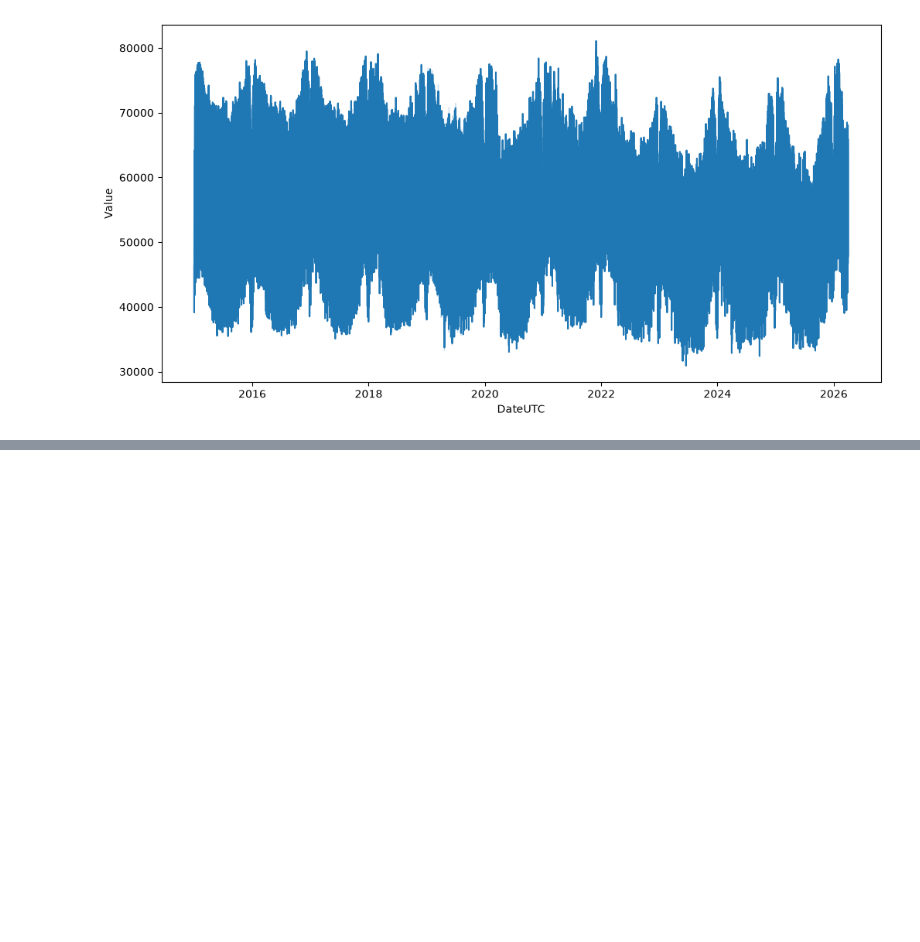
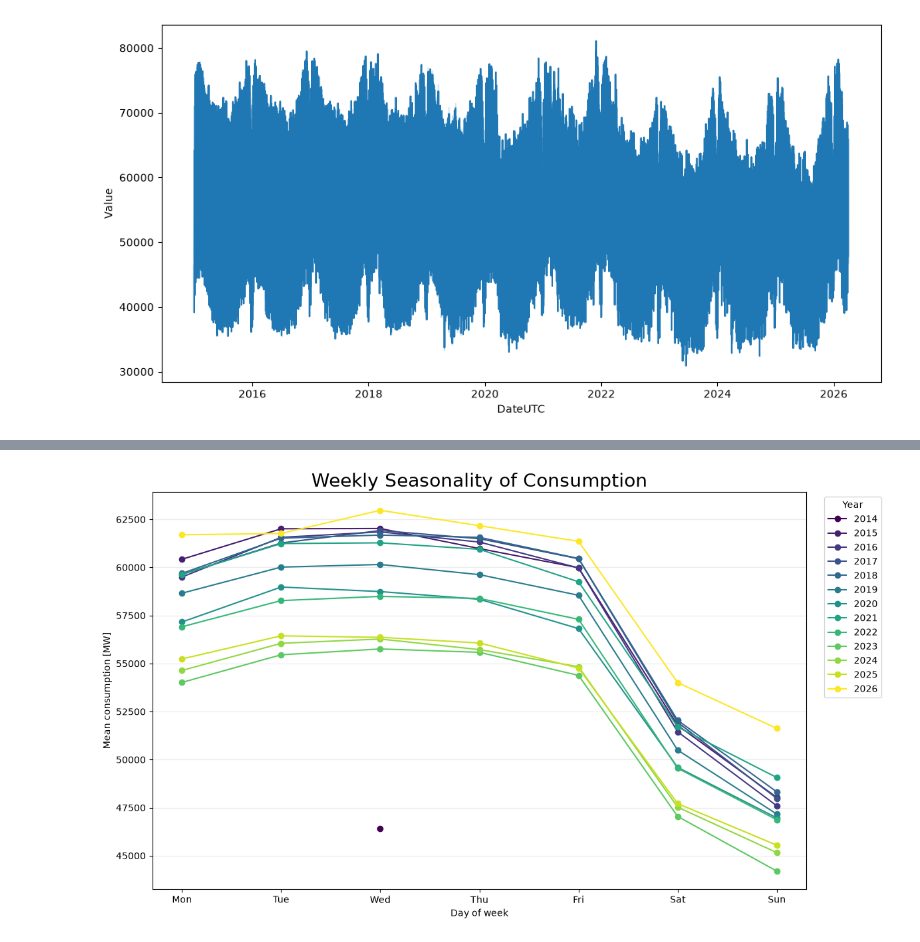
Before and after one commit to timo183/Time-Series-BA, a Jupyter notebook: eda/eda.ipynb, the cells around one changed output, grey strips where cells are left out. Cells and saved outputs as stored; diff of their text form; code cells hidden in the pictures; blank space fills up the shorter version.

```diff
--- a/eda/eda.ipynb
+++ b/eda/eda.ipynb
@@ -29,0 +64,4 @@ plt.show()
+# %%
+plot_weekly_seasonality(df)
+# %% [output]
+[figure, added]
```
Also changed, not shown: parts of 7 cells of this notebook, 3 other files.
